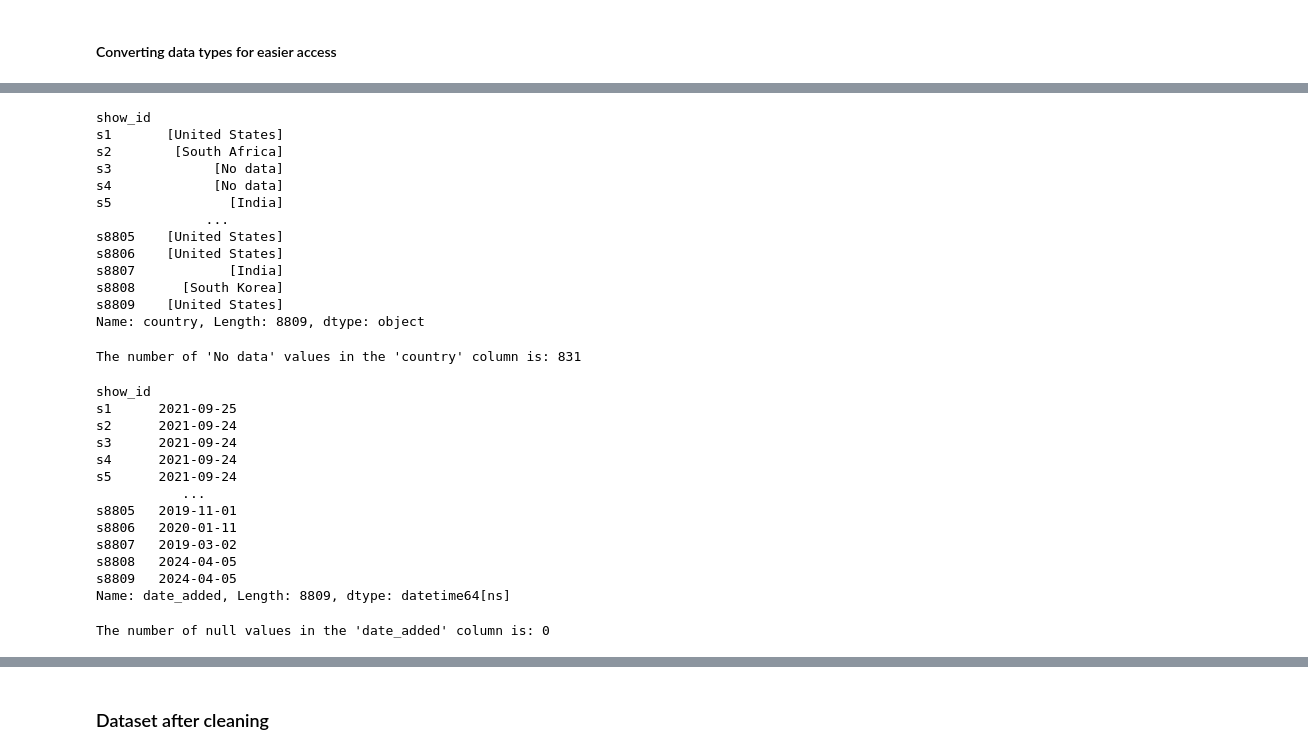
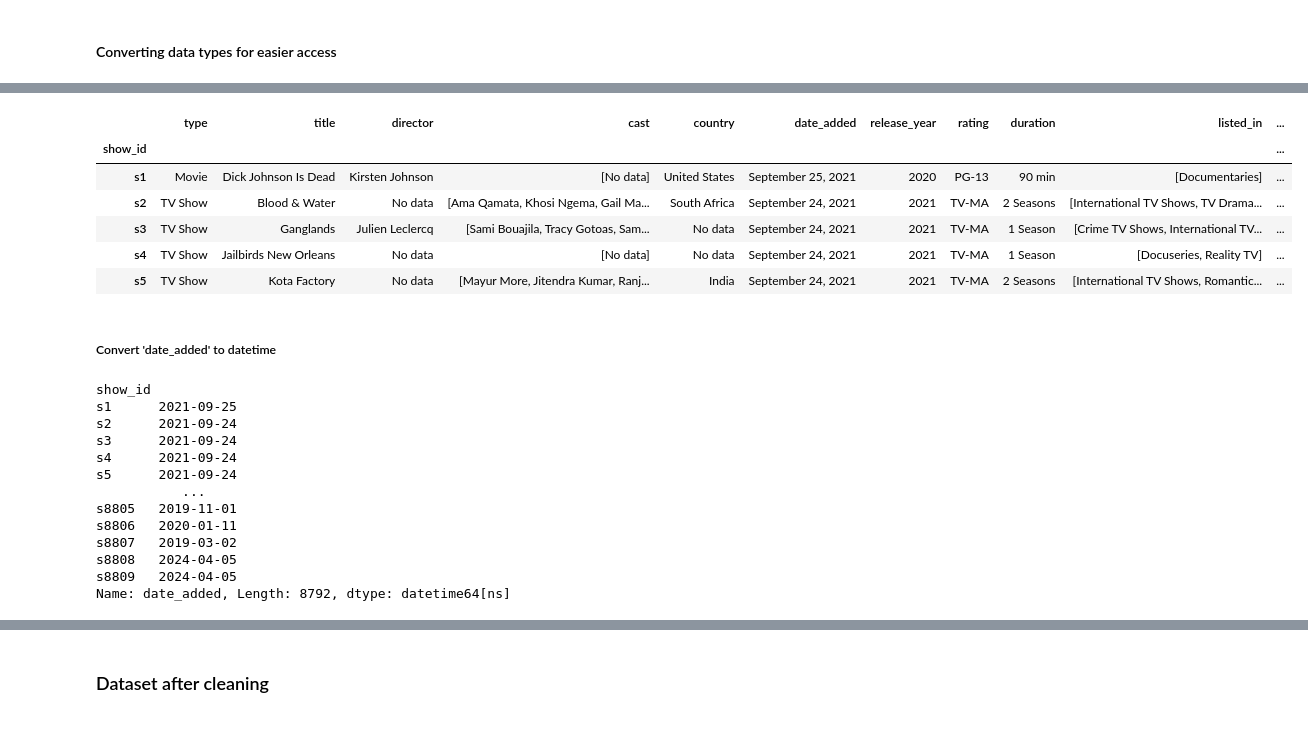
Before and after one commit to buli03/Netflix_Movies_Analysis, a Jupyter notebook: netflix_movies.ipynb, the cells around one changed output, grey strips where cells are left out. Drawn from its saved outputs; the diff is of its cells as text; code cells hidden in the pictures; blank space fills up the shorter version.

```diff
--- a/netflix_movies.ipynb
+++ b/netflix_movies.ipynb
@@ -121,0 +100,8 @@ dtype: int64
+# %%
+netflix_movies["director"] = netflix_movies["director"].fillna('No data')
+netflix_movies["country"] = netflix_movies["country"].fillna('No data')
+netflix_movies["cast"] = netflix_movies["cast"].fillna('No data')
+netflix_movies.dropna(subset=['date_added','rating','duration'],inplace=True)
+
+null_counts = netflix_movies.isnull().sum()
+print("Number of null values in each column:\n{}".format(null_counts))
@@ -132,8 +123,0 @@ Index(['type', 'title', 'director', 'cast', 'country', 'date_added', 'rating',
-# %%
-# Director null values handling
-# Replace null values with 'No data' for easier readability
-netflix_movies["director"] = netflix_movies["director"].fillna('No data')
-netflix_movies["director"] = netflix_movies["director"].str.split(",")
-netflix_movies["director"] = netflix_movies["director"].apply(lambda x: [item.strip() for item in x if item.strip() != ''])
-
-print(netflix_movies['director'])
@@ -176,26 +128,0 @@ Name: cast, Length: 8809, dtype: object
-# %%
-# Replace null values with 'No data' for easier readability
-netflix_movies["country"] = netflix_movies["country"].fillna('No data')
-netflix_movies["country"] = netflix_movies["country"].str.split(",")
-netflix_movies["country"] = netflix_movies["country"].apply(lambda x: [item.strip() for item in x if item.strip() != ''])
-
-print(netflix_movies['country'])
-# %% [output]
-show_id
-s1       [United States]
-s2        [South Africa]
-s3             [No data]
-s4             [No data]
-s5               [India]
-              ...
-s8805    [United States]
-s8806    [United States]
-s8807            [India]
-s8808      [South Korea]
-s8809    [United States]
-Name: country, Length: 8809, dtype: object
-# %%
-no_data_count = netflix_movies["country"].explode().str.contains('No data').sum()
-print(f"The number of 'No data' values in the 'country' column is: {no_data_count}")
-# %% [output]
-The number of 'No data' values in the 'country' column is: 831
@@ -202,5 +132,16 @@ The number of 'No data' values in the 'country' column is: 831
+# %%
+netflix_movies.head()
+# %% [output]
+|  | type | title | director | cast | country | date_added | release_year | rating | duration | listed_in | ... |
+| show_id |  |  |  |  |  |  |  |  |  |  | ... |
+| s1 | Movie | Dick Johnson Is Dead | Kirsten Johnson | [No data] | United States | September 25, 2021 | 2020 | PG-13 | 90 min | [Documentaries] | ... |
+| s2 | TV Show | Blood & Water | No data | [Ama Qamata, Khosi Ngema, Gail Ma... | South Africa | September 24, 2021 | 2021 | TV-MA | 2 Seasons | [International TV Shows, TV Drama... | ... |
+| s3 | TV Show | Ganglands | Julien Leclercq | [Sami Bouajila, Tracy Gotoas, Sam... | No data | September 24, 2021 | 2021 | TV-MA | 1 Season | [Crime TV Shows, International TV... | ... |
+| s4 | TV Show | Jailbirds New Orleans | No data | [No data] | No data | September 24, 2021 | 2021 | TV-MA | 1 Season | [Docuseries, Reality TV] | ... |
+| s5 | TV Show | Kota Factory | No data | [Mayur More, Jitendra Kumar, Ranj... | India | September 24, 2021 | 2021 | TV-MA | 2 Seasons | [International TV Shows, Romantic... | ... |
+# %% [markdown]
+##### Convert 'date_added' to datetime
 # %%
-# Convert dates to datetime type
 netflix_movies['date_added'] = netflix_movies['date_added'].str.strip()
 netflix_movies['date_added'] = pd.to_datetime(netflix_movies['date_added'], errors='coerce')
 print(netflix_movies['date_added'])
@@ -217,4 +158,4 @@ s8806   2020-01-11
 s8807   2019-03-02
 s8808   2024-04-05
 s8809   2024-04-05
-Name: date_added, Length: 8809, dtype: datetime64[ns]
+Name: date_added, Length: 8792, dtype: datetime64[ns]
@@ -224,4 +161,0 @@ netflix_movies = netflix_movies[~netflix_movies['date_added'].isna()]
-# %%
-print(f"The number of null values in the 'date_added' column is: {netflix_movies['date_added'].isnull().sum()}")
-# %% [output]
-The number of null values in the 'date_added' column is: 0
```
Also changed, not shown: parts of 27 cells of this notebook.
